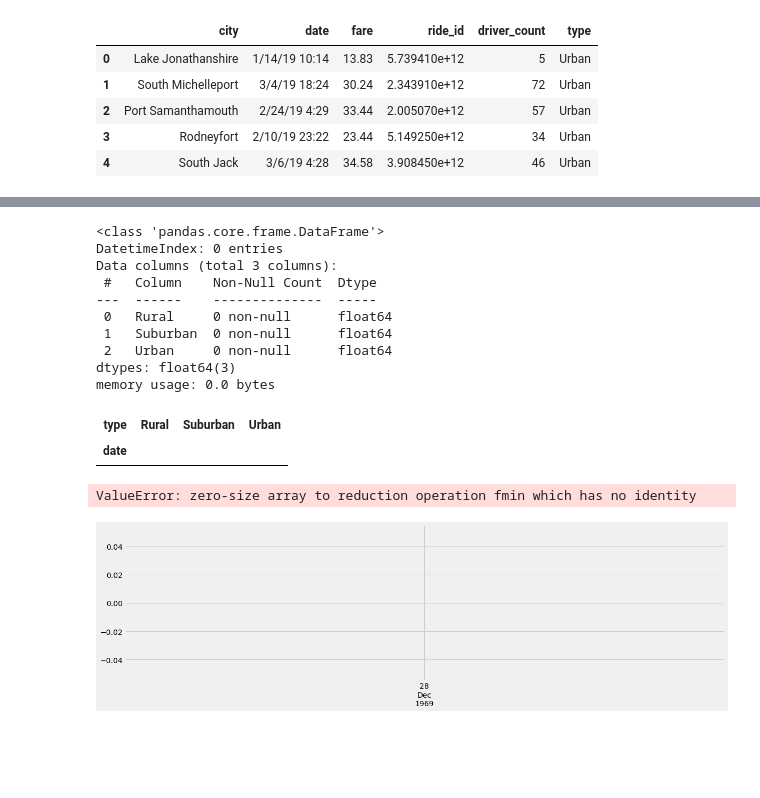
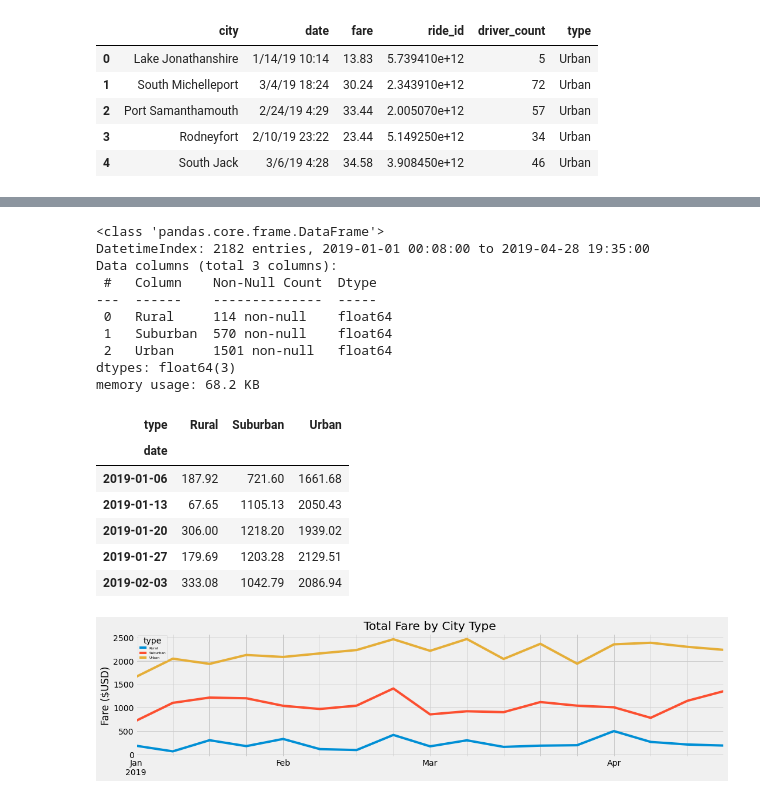
Before and after one commit to utsavchaudharygithub/PyBer_Analysis, a Jupyter notebook: PyBer_Challenge.ipynb, the cells around one changed output, grey strips where cells are left out. Drawn from its saved outputs; the diff is of its cells as text; code cells hidden in the pictures; blank space fills up the shorter version.

```diff
--- a/PyBer_Challenge.ipynb
+++ b/PyBer_Challenge.ipynb
@@ -156,8 +179,8 @@ fare_by_city_date_df.head()
 # %%
 # 4. Create a pivot table with the 'date' as the index, the columns ='type', and values='fare'
 # to get the total fares for each type of city by the date.
-fare_by_city_date_df = fare_by_city_date_df.pivot(index='date',columns='type', values='fare')
-fare_by_city_date_df.head()
+fare_by_city_date_pivot = pd.pivot_table(fare_by_city_df, index='date',columns='type', values='fare')
+fare_by_city_date_pivot
 # %% [output]
 | type | Rural | Suburban | Urban |
 | date |  |  |  |
@@ -169,8 +199,7 @@ fare_by_city_date_df.head()
 # %%
-# 5. Create a new DataFrame from the pivot table DataFrame using loc on the given dates, '2019-01-01':'2019-04-29'.
-
-fare_dates_df = fare_by_city_date_df.loc['2019-01-01':'2019-04-29']
-fare_dates_df
+# 5. Create a new DataFrame from the pivot table DataFrame using loc on the given dates, '2019-01-01':'2019-04-28'.
+loc_fare_date_df = fare_by_city_date_pivot.loc['2019-01-01':'2019-04-28',:]
+loc_fare_date_df
 # %% [output]
 | type | Rural | Suburban | Urban |
 | date |  |  |  |
@@ -177,10 +218,10 @@ fare_dates_df
 # %%
 # 6. Set the "date" index to datetime datatype. This is necessary to use the resample() method in Step 8.
 # df.index = pd.to_datetime(df.index)
-type(fare_dates_df.index)
+#type(fare_dates_df.index)
 
-fare_dates_df.index = pd.to_datetime(fare_dates_df.index)
-fare_dates_df.head()
+loc_fare_date_df.index = pd.to_datetime(loc_fare_date_df.index)
+loc_fare_date_df
 # %% [output]
 | type | Rural | Suburban | Urban |
 | date |  |  |  |
@@ -187,37 +240,52 @@ fare_dates_df.head()
 # %%
 # 7. Check that the datatype for the index is datetime using df.info()
-fare_dates_df.info()
+loc_fare_date_df.info()
 # %% [output]
 <class 'pandas.core.frame.DataFrame'>
-DatetimeIndex: 0 entries
+DatetimeIndex: 2182 entries, 2019-01-01 00:08:00 to 2019-04-28 19:35:00
 Data columns (total 3 columns):
  #   Column    Non-Null Count  Dtype
 ---  ------    --------------  -----
- 0   Rural     0 non-null      float64
- 1   Suburban  0 non-null      float64
- 2   Urban     0 non-null      float64
+ 0   Rural     114 non-null    float64
+ 1   Suburban  570 non-null    float64
+ 2   Urban     1501 non-null   float64
 dtypes: float64(3)
-memory usage: 0.0 bytes
+memory usage: 68.2 KB
 # %%
 # 8. Create a new DataFrame using the "resample()" function by week 'W' and get the sum of the fares for each week.
-fare_dates_df = fare_dates_df.resample('W').sum()
-fare_dates_df
+fare_weekly_df =loc_fare_date_df.resample('W').sum()
+fare_weekly_df.head()
 # %% [output]
 | type | Rural | Suburban | Urban |
 | date |  |  |  |
+| 2019-01-06 | 187.92 | 721.60 | 1661.68 |
+| 2019-01-13 | 67.65 | 1105.13 | 2050.43 |
+| 2019-01-20 | 306.00 | 1218.20 | 1939.02 |
+| 2019-01-27 | 179.69 | 1203.28 | 2129.51 |
+| 2019-02-03 | 333.08 | 1042.79 | 2086.94 |
 # %%
 # 8. Using the object-oriented interface method, plot the resample DataFrame using the df.plot() function.
 
 # Import the style from Matplotlib.
 from matplotlib import style
 # Use the graph style fivethirtyeight.
 style.use('fivethirtyeight')
 
-fare_dates_df.plot(figsize=(18,5),)
-plt.xlabel('')
-plt.ylabel('Fare ($USD)')
-plt.title('Total Fare by City Type')
-plt.savefig('analysis/Pyber_fare_summary.png');
+import numpy as np
+ax = fare_weekly_df.plot(xticks=fare_weekly_df.index, figsize=(16,4))
+plt.gcf().subplots_adjust(bottom=0.15)
+
+# Set the x and y label
+ylab = ax.set_ylabel('Fare ($USD)')
+ax.set_xlabel(None)
+# Create a title.
+ax.set_title("Total Fare by City Type")
+plt.legend(loc= 'upper left', title='type',fontsize="6")
+
+# Save Figure
+plt.savefig("analysis/PyBer_fare_summary.png")
+
+
+plt.show()
 # %% [output]
-ValueError: zero-size array to reduction operation fmin which has no identity
-[figure, old version]
+[figure, new version]
```
Also changed, not shown: parts of 10 cells of this notebook, 2 other files.
